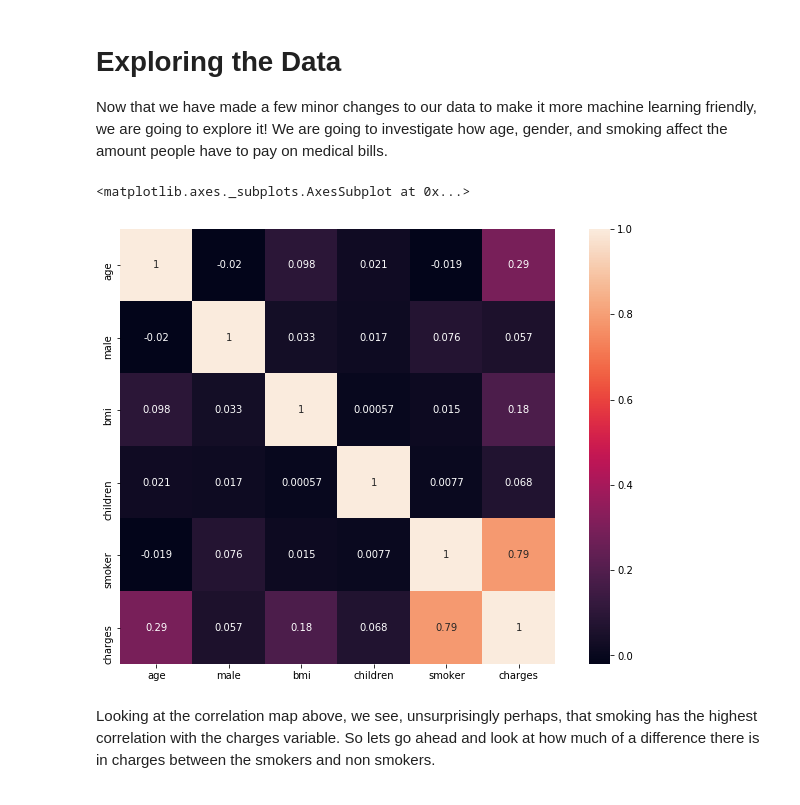
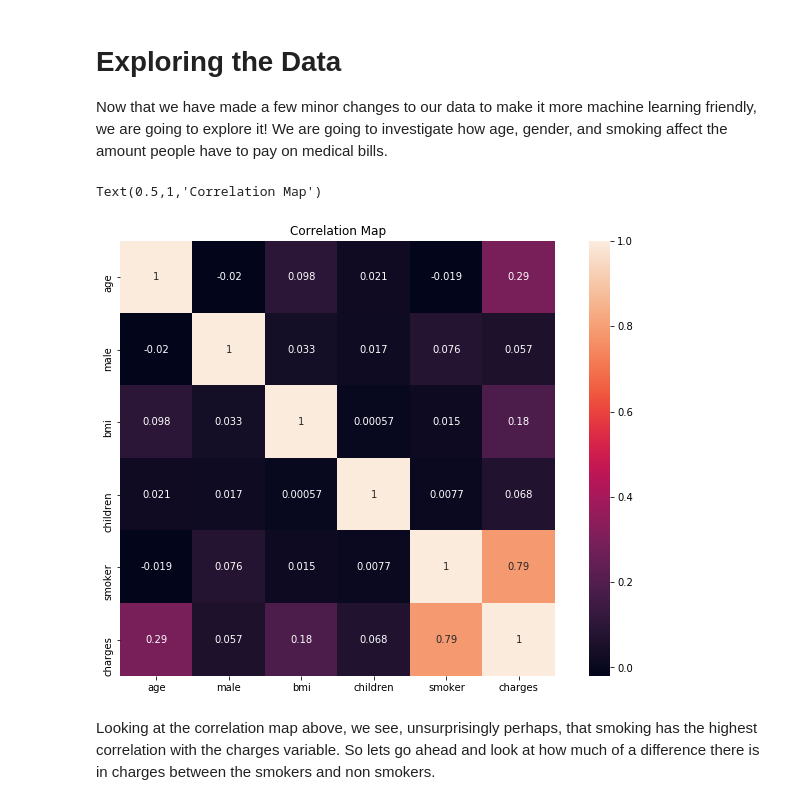
Before and after one commit to ngriffiths13/Applied_Machine_Learning_Classwork, a Jupyter notebook: Homeworks/HW1/Homework 1- Reading, Cleaning, and Visualizing Data.ipynb, the cells around one changed output. Cells and saved outputs as stored; diff of their text form; code cells hidden in the pictures.

```diff
--- a/Homeworks/HW1/Homework 1- Reading, Cleaning, and Visualizing Data.ipynb
+++ b/Homeworks/HW1/Homework 1- Reading, Cleaning, and Visualizing Data.ipynb
@@ -273,11 +274,12 @@ Now that we have made a few minor changes to our data to make it more machine le
 # %%
 #First lets look at a heatmap to see what variables are most correlated, especially with charges
 insurance_numerical = ['age', 'male', 'bmi', 'children', 'smoker', 'charges']
-f, ax = plt.subplots(figsize=(12, 8))
-sns.heatmap(insurance_data[insurance_numerical].corr(), square = True, annot = True)
+fig, ax = plt.subplots(figsize=(12, 8))
+plot = sns.heatmap(insurance_data[insurance_numerical].corr(), square = True, annot = True)
+plot.set_title("Correlation Map")
 # %% [output]
-<matplotlib.axes._subplots.AxesSubplot at 0x...>
+Text(0.5,1,'Correlation Map')
-[figure, old version]
+[figure, new version]
 # %% [markdown]
 Looking at the correlation map above, we see, unsurprisingly perhaps, that smoking has the highest correlation with the charges variable. So lets go ahead and look at how much of a difference there is in charges between the smokers and non smokers.
 # %%
```
Also changed, not shown: parts of 8 cells of this notebook.
